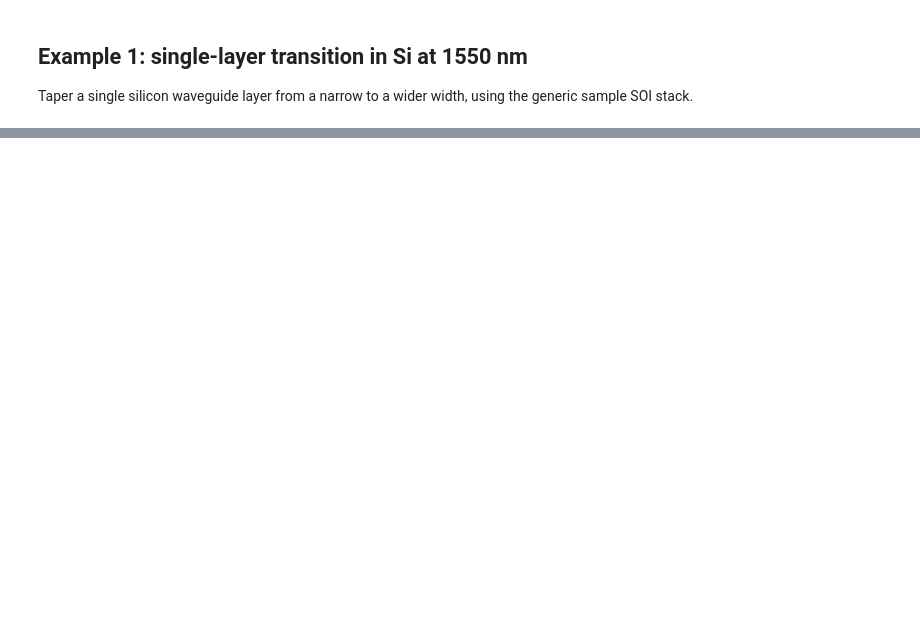
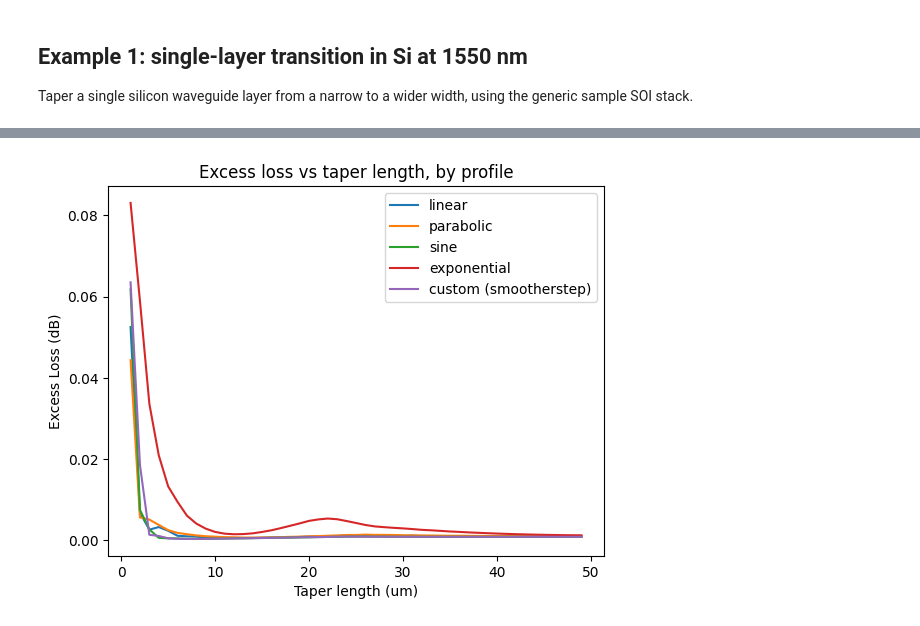
Before and after one commit to Arka-noid/lumerical_simulations, a Jupyter notebook: notebooks/components/transitions/TransitionDesign.ipynb, the cells around one changed output, grey strips where cells are left out. Saved outputs shown, nothing was run; the diff lists cells and outputs as text; code cells hidden in the pictures; blank space fills up the shorter version.

```diff
--- a/notebooks/components/transitions/TransitionDesign.ipynb
+++ b/notebooks/components/transitions/TransitionDesign.ipynb
@@ -197,0 +226,13 @@ EL = taper_length_sweep(sim, cell_range=cell_range, filename="dual_transition_si
+# %%
+profiles_to_compare = {**{name: name for name in builtin_profiles}, "custom (smootherstep)": smootherstep_profile}
+excess_loss_by_profile = {}
+
+for name, profile in profiles_to_compare.items():
+    si_transition[0]["profile"] = profile
+    si_transition_setup(backend)
+    tag = name.split(" ")[0]
+    backend.run_eme(f"si_transition_1550nm_{tag}.lms")
+    excess_loss, _ = taper_length_sweep(
+        backend, cell_range=1, lengths=lengths, plot=False, filename=f"si_transition_1550nm_{tag}_sweep.csv"
+    )
+    excess_loss_by_profile[name] = excess_loss
@@ -197,0 +245,11 @@ EL = taper_length_sweep(sim, cell_range=cell_range, filename="dual_transition_si
+# %%
+plt.figure()
+for name, excess_loss in excess_loss_by_profile.items():
+    plt.plot(lengths, excess_loss, label=name)
+plt.xlabel("Taper length (um)")
+plt.ylabel("Excess Loss (dB)")
+plt.title("Excess loss vs taper length, by profile")
+plt.legend()
+plt.show()
+# %% [output]
+[figure, added]
```
Also changed, not shown: parts of 24 cells of this notebook, 9 other files.
